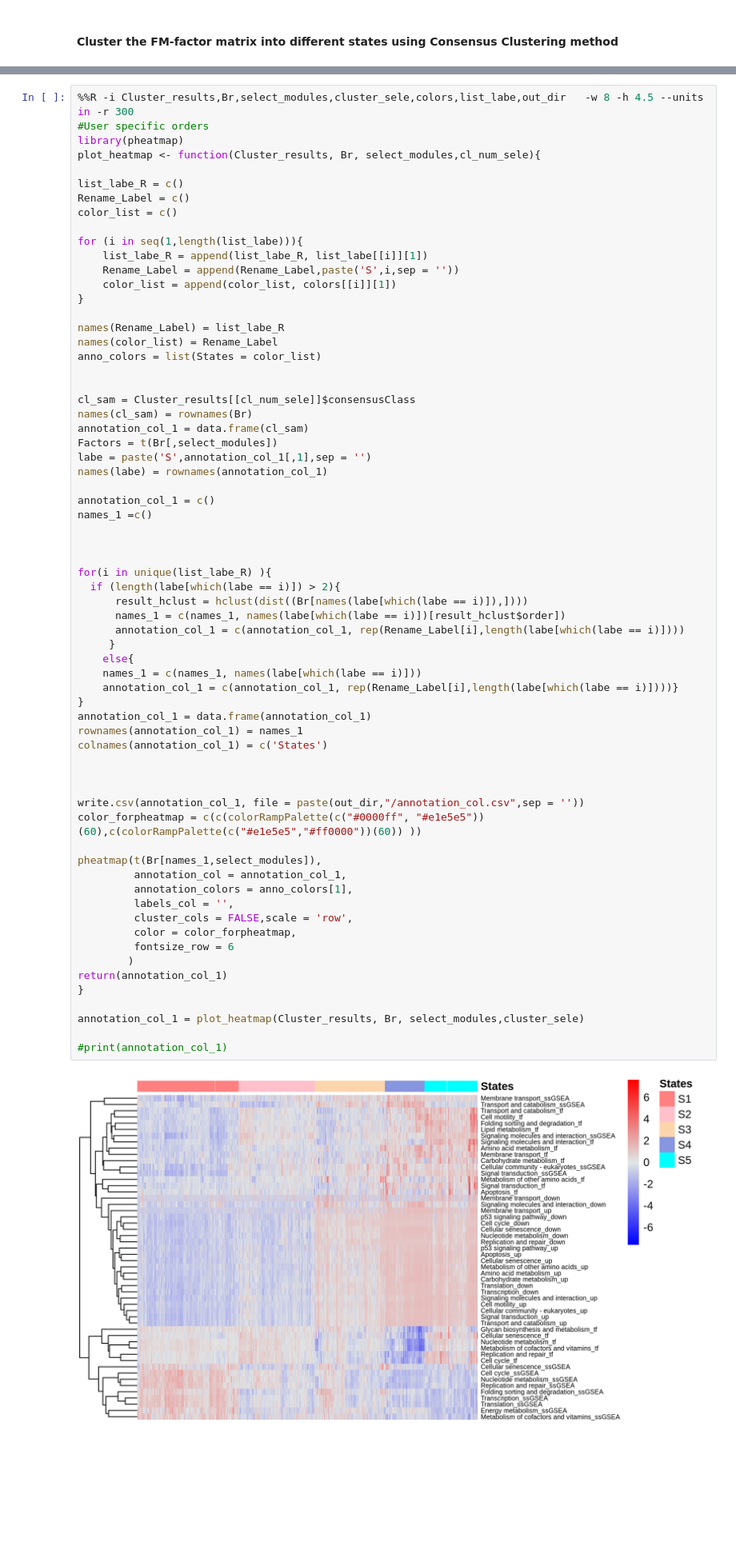
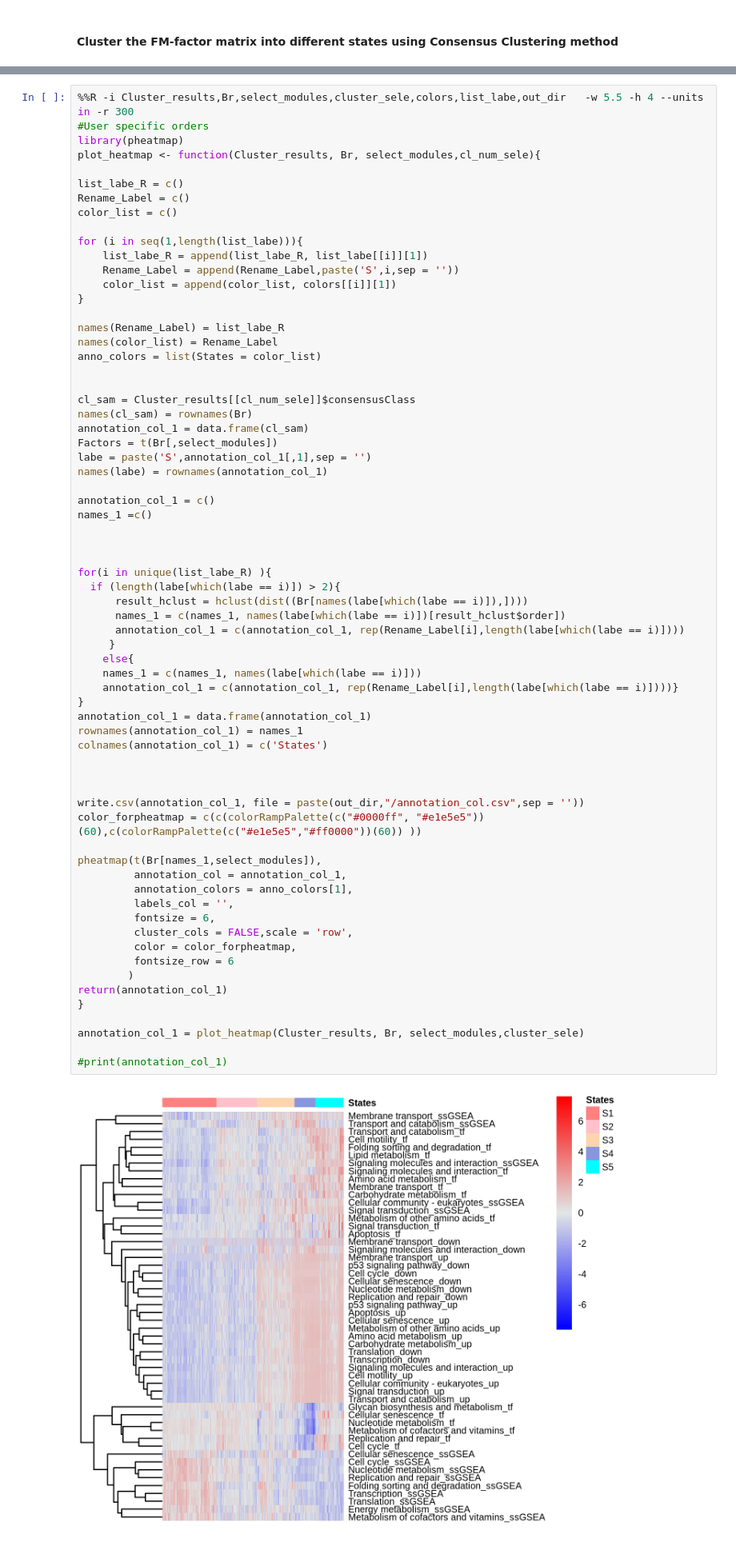
Before and after one commit to IlyaLab/FMStates, a Jupyter notebook: project/Notebooks/Example1-comparing-clustering-annotation.ipynb, the cells around one changed output, grey strips where cells are left out. Shown at 80% size. Drawn from its saved outputs; the diff is of its cells as text; blank space fills up the shorter version.

```diff
--- a/project/Notebooks/Example1-comparing-clustering-annotation.ipynb
+++ b/project/Notebooks/Example1-comparing-clustering-annotation.ipynb
@@ -188,5 +176,5 @@ colors = ['#ff8080','pink','#fdd5ac','#8895df', 'cyan'] #Define the colors for c
 # %%
-%%R -i Cluster_results,Br,select_modules,cluster_sele,colors,list_labe,out_dir   -w 8 -h 4.5 --units in -r 300
+%%R -i Cluster_results,Br,select_modules,cluster_sele,colors,list_labe,out_dir   -w 5.5 -h 4 --units in -r 300
 #User specific orders
 library(pheatmap)
 plot_heatmap <- function(Cluster_results, Br, select_modules,cl_num_sele){
@@ -225,34 +213,35 @@ for(i in unique(list_labe_R) ){
       annotation_col_1 = c(annotation_col_1, rep(Rename_Label[i],length(labe[which(labe == i)])))
      }
     else{
     names_1 = c(names_1, names(labe[which(labe == i)]))
     annotation_col_1 = c(annotation_col_1, rep(Rename_Label[i],length(labe[which(labe == i)])))}
 }
 annotation_col_1 = data.frame(annotation_col_1)
 rownames(annotation_col_1) = names_1
 colnames(annotation_col_1) = c('States')
 
 
 
 write.csv(annotation_col_1, file = paste(out_dir,"/annotation_col.csv",sep = ''))
 color_forpheatmap = c(c(colorRampPalette(c("#0000ff", "#e1e5e5"))(60),c(colorRampPalette(c("#e1e5e5","#ff0000"))(60)) ))
 
 pheatmap(t(Br[names_1,select_modules]),
          annotation_col = annotation_col_1,
          annotation_colors = anno_colors[1],
          labels_col = '',
+         fontsize = 6,
          cluster_cols = FALSE,scale = 'row',
          color = color_forpheatmap,
          fontsize_row = 6
         )
 return(annotation_col_1)
 }
 
 annotation_col_1 = plot_heatmap(Cluster_results, Br, select_modules,cluster_sele)
 
 #print(annotation_col_1)
 # %% [output]
-[figure, old version]
+[figure, new version]
 # %%
 matrix_factor_selected = reference_factor_select_modules.loc[:,list(select_modules)]
 annotation_col_1 = annotation_col_1 = pd.read_csv(out_dir+"/annotation_col.csv", index_col= 'Unnamed: 0')
```
Also changed, not shown: parts of 7 cells of this notebook.
